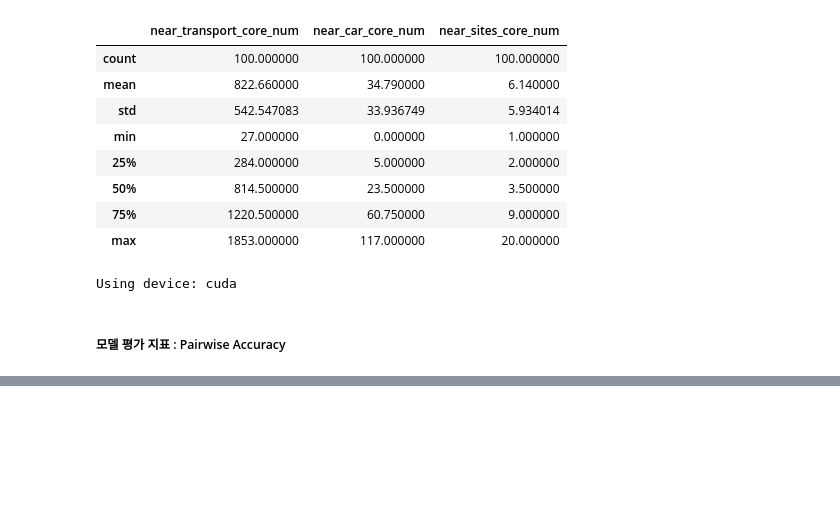
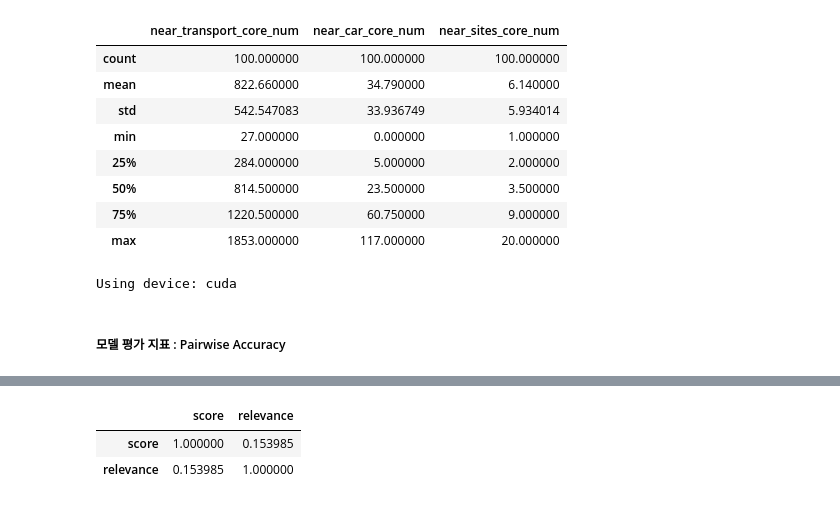
Before and after one commit to JaewonLee11/carSharing, a Jupyter notebook: CarSharing_vis.ipynb, the cells around one changed output, grey strips where cells are left out. Cells and saved outputs as stored; diff of their text form; code cells hidden in the pictures; blank space fills up the shorter version.

Commit message:
optuna로 가중치 최적화, nDCG 적용

```diff
--- a/CarSharing_vis.ipynb
+++ b/CarSharing_vis.ipynb
@@ -736,0 +778,9 @@ plt.show()
+# %%
+study = optuna.create_study(direction='maximize')
+study.optimize(objective, n_trials=50)  # 50번 시도
+
+# 최적 가중치 출력
+print("✅ 최적 가중치:")
+for key, value in study.best_params.items():
+    print(f"{key}: {value:.4f}")
+print(f"Best nDCG: {study.best_value:.4f}")
@@ -736,0 +811,23 @@ plt.show()
+# %%
+# 최적 가중치 정규화
+params = study.best_params
+total = sum(params.values()) + 1e-8
+weights = {k: v / total for k, v in params.items()}
+
+top_100['relevance'] = (
+    weights['w_site'] * top_100['near_sites_core_num'] +
+    weights['w_transport'] * (transport_mean - top_100['near_transport_core_num']) +
+    weights['w_car'] * (-top_100['near_car_core_num']) +
+    weights['w_search'] * top_100['SCCNT_VALUE']
+)
+
+# relevane 정규화
+top_100['relevance'] = (top_100['relevance'] - top_100['relevance'].min()) / \
+                       (top_100['relevance'].max() - top_100['relevance'].min() + 1e-8) * 100
+# nDCG 재계산 및 Top-5 추출
+ndcg = ndcg_at_k(top_100['relevance'].values, top_100['score'].values, k=5)
+top_k = top_100.sort_values(by='score', ascending=False).head(5)
+
+print(f"\n🎯 최적 가중치 기반 nDCG: {ndcg:.4f}")
+print("\n🔝 최종 Top-5 추천:")
+print(top_k[['POI_NM', 'score', 'relevance']])
@@ -736,0 +854,6 @@ plt.show()
+# %%
+top_100[['score', 'relevance']].corr()
+# %% [output]
+|  | score | relevance |
+| score | 1.000000 | 0.153985 |
+| relevance | 0.153985 | 1.000000 |
```
Also changed, not shown: parts of 7 cells of this notebook.
